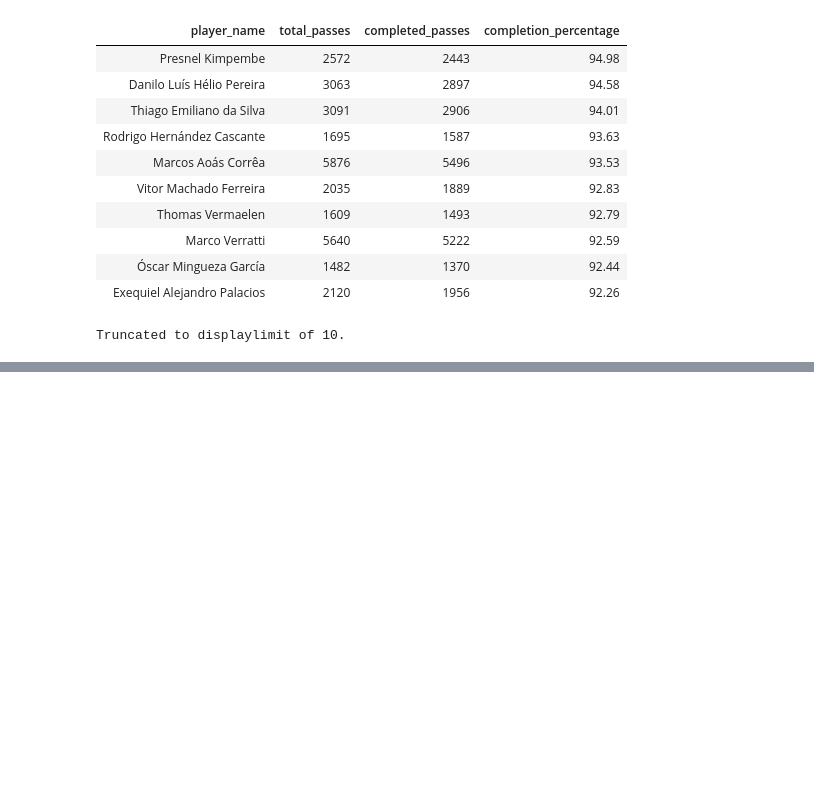
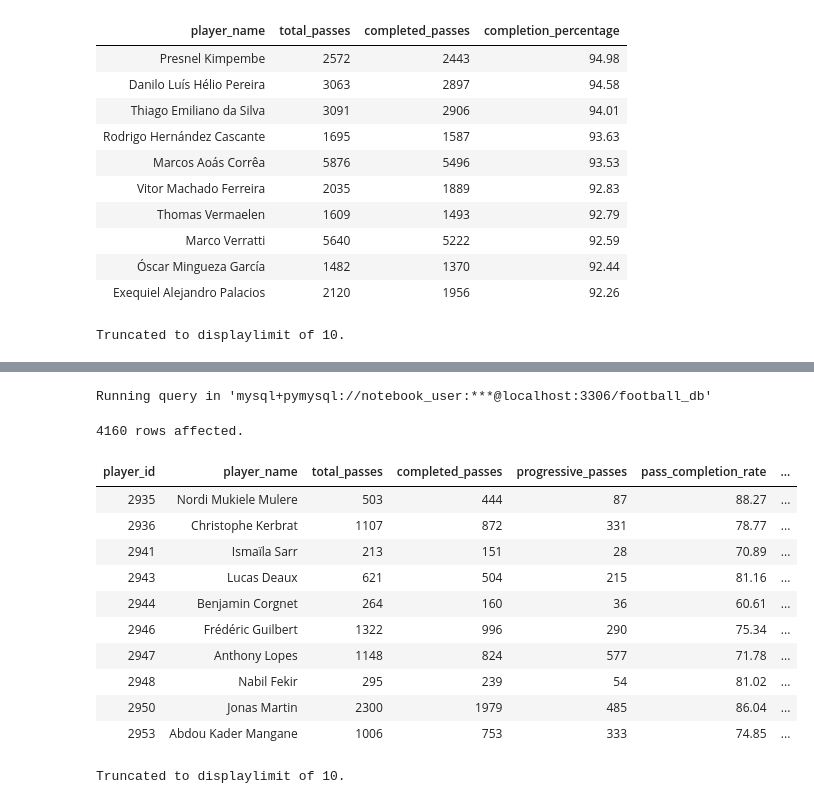
Before and after one commit to rahmahh53/Football_Player_Similarity_Analysis, a Jupyter notebook: notebooks/05_sql_explore_data.ipynb, the cells around one changed output, grey strips where cells are left out. Saved outputs shown, nothing was run; the diff lists cells and outputs as text; code cells hidden in the pictures; blank space fills up the shorter version.

```diff
--- a/notebooks/05_sql_explore_data.ipynb
+++ b/notebooks/05_sql_explore_data.ipynb
@@ -93,0 +718,40 @@ Truncated to displaylimit of 10.
+# %%
+%%sql
+
+with pass_features as (select e.player_id, count(*) as total_passes, sum(case when pa.outcome_id is null then 1 else 0 end) as completed_passes,
+sum(case when pa.outcome_id is null and pa.end_location_x - e.location_x >= 10 then 1 else 0 end) as progressive_passes from events as e join passes as pa
+on e.event_id = pa.event_id group by e.player_id),
+    shot_features as (select e.player_id, count(*) as total_shots, sum(case when s.outcome_id = 97 then 1 else 0 end) as goals, sum(s.statsbomb_xg) as total_xg
+    from events as e join shots as s on e.event_id = s.event_id group by e.player_id),
+    dribble_features as (select e.player_id, count(*) as total_dribbles, sum(case when d.outcome_id = 8 then 1 else 0 end) as successful_dribbles
+    from events as e join dribbles as d on e.event_id = d.event_id group by e.player_id),
+    carry_features as (select e.player_id, count(*) as total_carries, sum(case when c.end_location_x - e.location_x >= 10 then 1 else 0 end) as progressive_carries
+    from events as e join carries as c on e.event_id = c.event_id group by e.player_id),
+    appearance_features as (select player_id, count(distinct match_id) as matches_played
+    from events where player_id is not null group by player_id)
+select p.player_id, p.player_name, coalesce(pf.total_passes, 0) as total_passes, coalesce(pf.completed_passes, 0) as completed_passes, coalesce(pf.progressive_passes, 0) as progressive_passes, round(100.0 * coalesce(pf.completed_passes, 0)/nullif(pf.total_passes, 0), 2) as pass_completion_rate,
+round(1.0 * coalesce(pf.total_passes, 0)/nullif(af.matches_played, 0), 2) as passes_per_match, round(1.0 * coalesce(pf.progressive_passes, 0)/nullif(af.matches_played, 0), 2) as progressive_passes_per_match,
+round(100.0 * coalesce(pf.progressive_passes, 0)/ nullif(pf.total_passes, 0), 2) as progressive_pass_rate,
+coalesce(sf.total_shots, 0) as total_shots, coalesce(sf.goals, 0) as goals, round(1.0 * coalesce(sf.total_xg, 0), 2) as total_xg, round(1.0 * coalesce(sf.total_shots, 0)/nullif(af.matches_played, 0), 2) as shots_per_match,
+round(1.0 * coalesce(sf.goals, 0)/nullif(af.matches_played, 0), 2) as goals_per_match, round(1.0 * coalesce(sf.total_xg, 0)/nullif(af.matches_played, 0), 2) as xg_per_match,
+round(1.0 * coalesce(sf.total_xg, 0)/nullif(sf.total_shots, 0), 2) as average_xg_per_shot, round(coalesce(sf.goals, 0) - coalesce(sf.total_xg, 0), 2) as goals_minus_xg,
+coalesce(df.total_dribbles, 0) as total_dribbles, coalesce(df.successful_dribbles, 0) as successful_dribbles, round(1.0 * coalesce(df.total_dribbles, 0)/nullif(af.matches_played, 0), 2) as dribbles_per_match, coalesce(round(100.0 * coalesce(df.successful_dribbles, 0)/nullif(df.total_dribbles, 0), 2), 0) as dribble_success_rate,
+coalesce(cf.total_carries, 0) as total_carries, coalesce(cf.progressive_carries, 0) as progressive_carries, round(1.0 * coalesce(cf.total_carries, 0)/nullif(af.matches_played, 0), 2) as carries_per_match, round(1.0 * coalesce(cf.progressive_carries, 0)/nullif(af.matches_played, 0), 2) as progressive_carries_per_match,
+coalesce(af.matches_played, 0) as matches_played from players as p left join pass_features as pf on p.player_id = pf.player_id
+left join shot_features as sf on p.player_id = sf.player_id left join dribble_features as df on p.player_id = df.player_id
+left join carry_features as cf on p.player_id = cf.player_id left join appearance_features as af on p.player_id = af.player_id where coalesce(af.matches_played, 0) >= 5;
+# %% [output]
+Running query in 'mysql+pymysql://notebook_user:***@localhost:3306/football_db'
+4160 rows affected.
+| player_id | player_name | total_passes | completed_passes | progressive_passes | pass_completion_rate | ... |
+| 2935 | Nordi Mukiele Mulere | 503 | 444 | 87 | 88.27 | ... |
+| 2936 | Christophe Kerbrat | 1107 | 872 | 331 | 78.77 | ... |
+| 2941 | Ismaïla Sarr | 213 | 151 | 28 | 70.89 | ... |
+| 2943 | Lucas Deaux | 621 | 504 | 215 | 81.16 | ... |
+| 2944 | Benjamin Corgnet | 264 | 160 | 36 | 60.61 | ... |
+| 2946 | Frédéric Guilbert | 1322 | 996 | 290 | 75.34 | ... |
+| 2947 | Anthony Lopes | 1148 | 824 | 577 | 71.78 | ... |
+| 2948 | Nabil Fekir | 295 | 239 | 54 | 81.02 | ... |
+| 2950 | Jonas Martin | 2300 | 1979 | 485 | 86.04 | ... |
+| 2953 | Abdou Kader Mangane | 1006 | 753 | 333 | 74.85 | ... |
+Truncated to displaylimit of 10.
```
Also changed, not shown: parts of 33 cells of this notebook, 3 other files.
